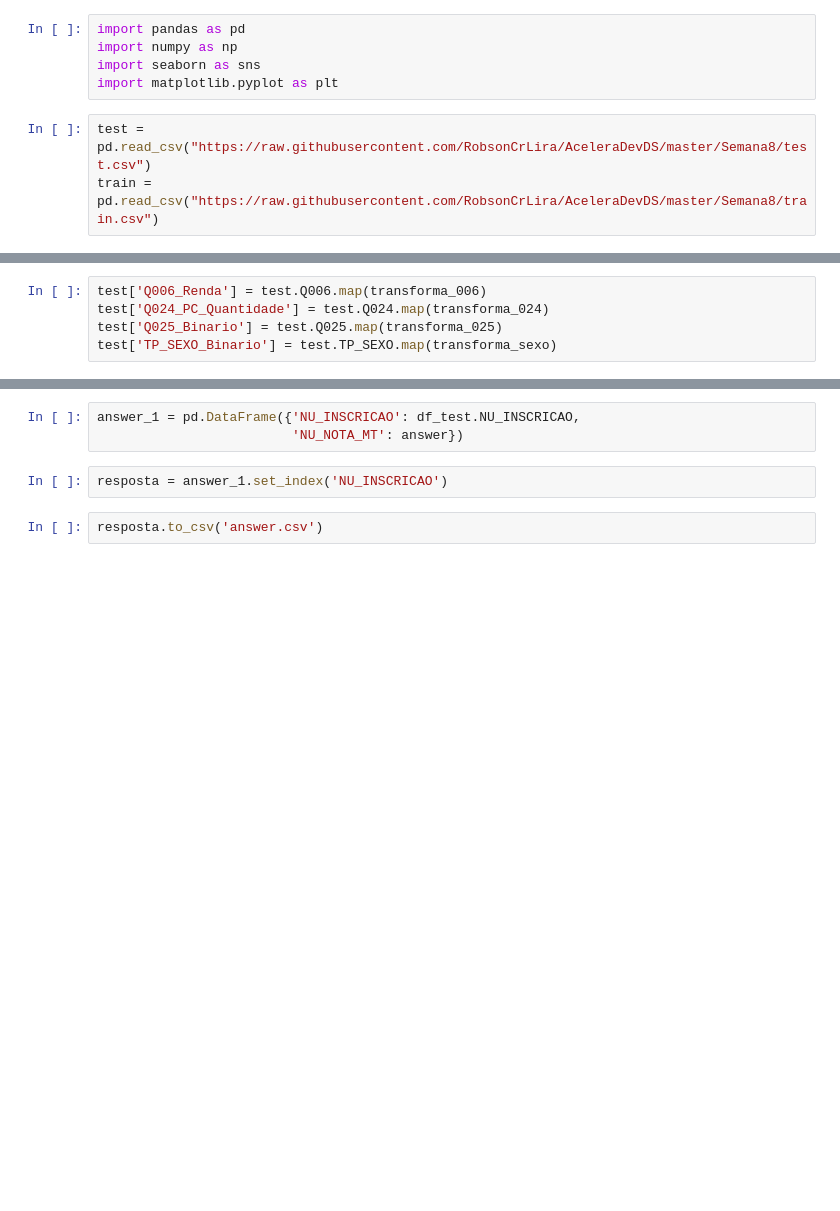
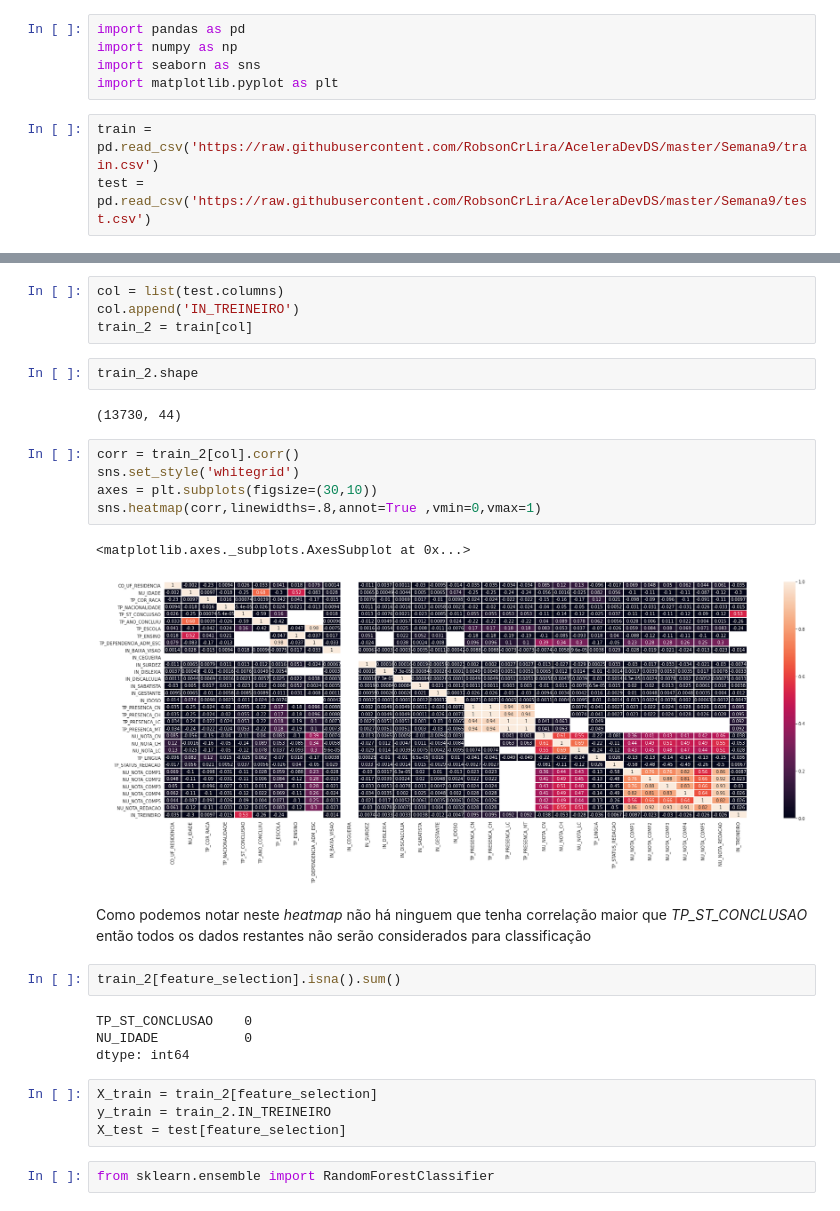
Before and after one commit to RobsonCrLira/AceleraDevDS, a Jupyter notebook: Semana9/main.ipynb, the cells around one changed output, grey strips where cells are left out. Saved outputs shown, nothing was run; the diff lists cells and outputs as text; blank space fills up the shorter version.

```diff
--- a/Semana9/main.ipynb
+++ b/Semana9/main.ipynb
@@ -8,5 +6,5 @@ import numpy as np
 import seaborn as sns
 import matplotlib.pyplot as plt
 # %%
-test = pd.read_csv("https://raw.githubusercontent.com/RobsonCrLira/AceleraDevDS/master/Semana8/test.csv")
-train = pd.read_csv("https://raw.githubusercontent.com/RobsonCrLira/AceleraDevDS/master/Semana8/train.csv")
+train = pd.read_csv('https://raw.githubusercontent.com/RobsonCrLira/AceleraDevDS/master/Semana9/train.csv')
+test = pd.read_csv('https://raw.githubusercontent.com/RobsonCrLira/AceleraDevDS/master/Semana9/test.csv')
@@ -226,5 +47,0 @@ See the caveats in the documentation: https://pandas.pydata.org/pandas-docs/stab
-# %%
-test['Q006_Renda'] = test.Q006.map(transforma_006)
-test['Q024_PC_Quantidade'] = test.Q024.map(transforma_024)
-test['Q025_Binario'] = test.Q025.map(transforma_025)
-test['TP_SEXO_Binario'] = test.TP_SEXO.map(transforma_sexo)
@@ -595,7 +48,30 @@ answer = model2.predict(x)
-# %%
-answer_1 = pd.DataFrame({'NU_INSCRICAO': df_test.NU_INSCRICAO,
-                         'NU_NOTA_MT': answer})
-# %%
-resposta = answer_1.set_index('NU_INSCRICAO')
-# %%
-resposta.to_csv('answer.csv')
+# %%
+col = list(test.columns)
+col.append('IN_TREINEIRO')
+train_2 = train[col]
+# %%
+train_2.shape
+# %% [output]
+(13730, 44)
+# %%
+corr = train_2[col].corr()
+sns.set_style('whitegrid')
+axes = plt.subplots(figsize=(30,10))
+sns.heatmap(corr,linewidths=.8,annot=True ,vmin=0,vmax=1)
+# %% [output]
+<matplotlib.axes._subplots.AxesSubplot at 0x...>
+[figure, added]
+# %% [markdown]
+Como podemos notar neste _heatmap_ não há ninguem que tenha correlação maior que *TP_ST_CONCLUSAO* então todos os dados restantes não serão considerados para classificação
+# %%
+train_2[feature_selection].isna().sum()
+# %% [output]
+TP_ST_CONCLUSAO    0
+NU_IDADE           0
+dtype: int64
+# %%
+X_train = train_2[feature_selection]
+y_train = train_2.IN_TREINEIRO
+X_test = test[feature_selection]
+# %%
+from sklearn.ensemble import RandomForestClassifier
```
Also changed, not shown: parts of 71 cells of this notebook.
